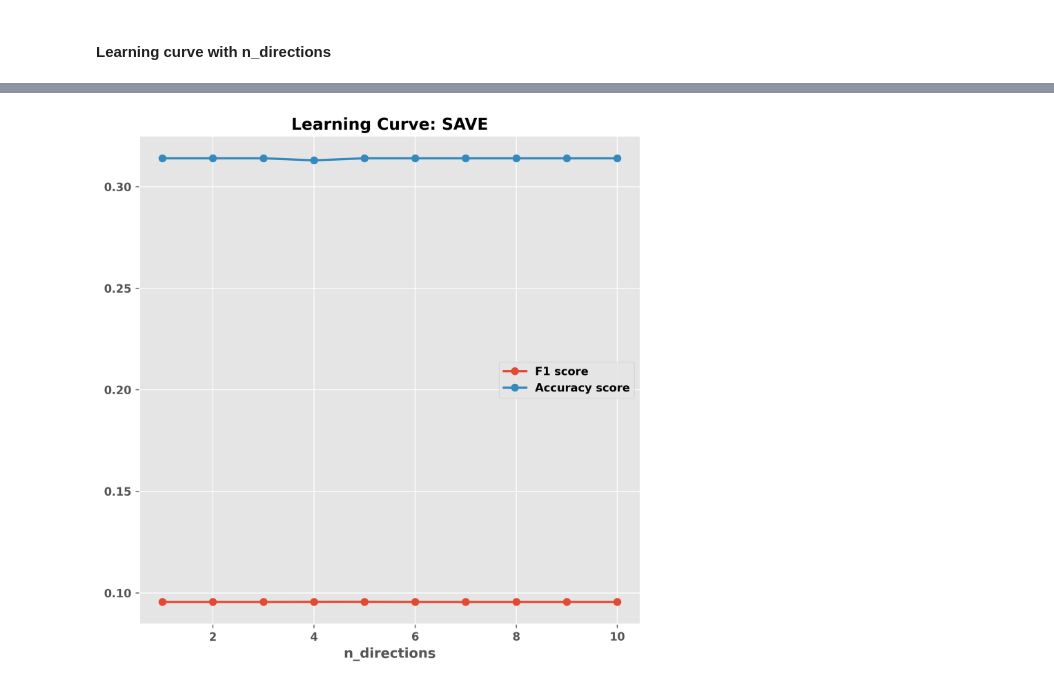
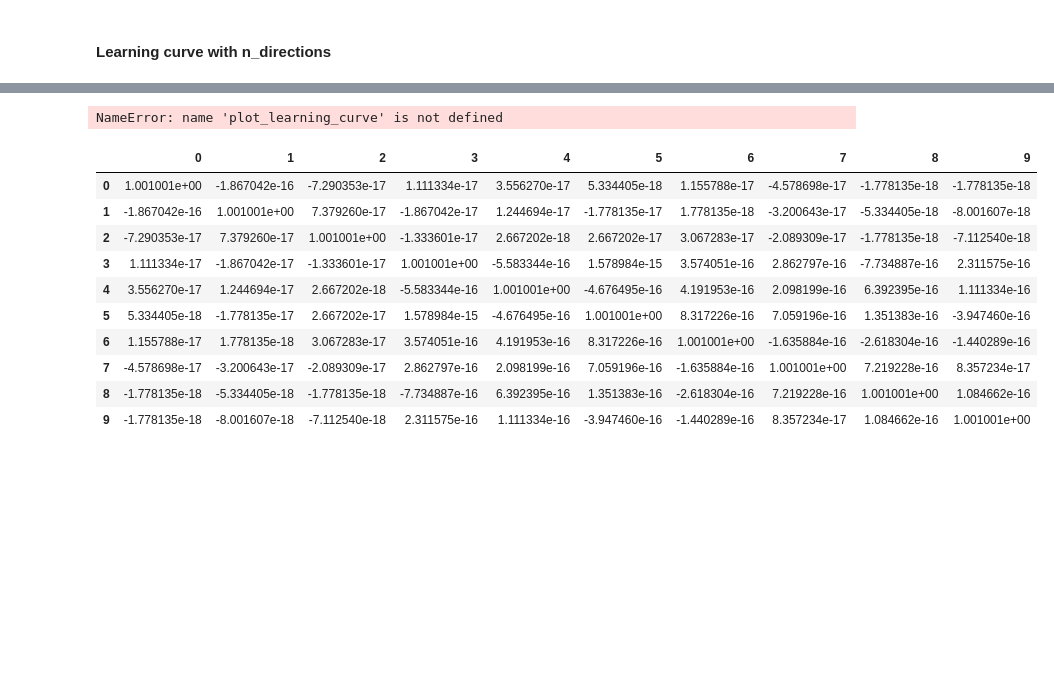
Before and after one commit to kl3259/GR5398_IoT, a Jupyter notebook: doc/sanity_check.ipynb, the cells around one changed output, grey strips where cells are left out. Cells and saved outputs as stored; diff of their text form; code cells hidden in the pictures; blank space fills up the shorter version.

```diff
--- a/doc/sanity_check.ipynb
+++ b/doc/sanity_check.ipynb
@@ -386,12 +376,3 @@ for i in np.arange(redundant_dirs):
     )
 syncthetic_feature_df = pd.concat([core_feature_df, redundant_feature_df], axis = 1)
 syncthetic_label_df = pd.DataFrame(y_train_discrete, columns = ["label"])
-# %%
-import sliced
-from sliced import SlicedAverageVarianceEstimation
-save_alt = SlicedAverageVarianceEstimation(
-    n_directions = 3,
-    n_slices = 5
-)
-save_alt.fit(syncthetic_feature_df, syncthetic_label_df)
-print(save_alt.directions_)
@@ -456,11 +592,25 @@ F1-score:   0.0956
 # %%
 plot_learning_curve(
     n_directions_list = n_directions_list,
-    training_score_list = f1_list,
-    validation_score_list = accu_list,
+    f1_score_list = f1_list,
+    accu_score_list = accu_list,
     metric_name = "",
     x_name = "n_directions",
-    title = "SAVE"
+    title = "my_SAVE"
 )
 # %% [output]
-[figure, removed]
+NameError: name 'plot_learning_curve' is not defined
+# %%
+pd.DataFrame(mahalanobis_transformation(syncthetic_feature_df)).cov()
+# %% [output]
+|  | 0 | 1 | 2 | 3 | 4 | 5 | 6 | 7 | 8 | 9 |
+| 0 | 1.001001e+00 | -1.867042e-16 | -7.290353e-17 | 1.111334e-17 | 3.556270e-17 | 5.334405e-18 | 1.155788e-17 | -4.578698e-17 | -1.778135e-18 | -1.778135e-18 |
+| 1 | -1.867042e-16 | 1.001001e+00 | 7.379260e-17 | -1.867042e-17 | 1.244694e-17 | -1.778135e-17 | 1.778135e-18 | -3.200643e-17 | -5.334405e-18 | -8.001607e-18 |
+| 2 | -7.290353e-17 | 7.379260e-17 | 1.001001e+00 | -1.333601e-17 | 2.667202e-18 | 2.667202e-17 | 3.067283e-17 | -2.089309e-17 | -1.778135e-18 | -7.112540e-18 |
+| 3 | 1.111334e-17 | -1.867042e-17 | -1.333601e-17 | 1.001001e+00 | -5.583344e-16 | 1.578984e-15 | 3.574051e-16 | 2.862797e-16 | -7.734887e-16 | 2.311575e-16 |
+| 4 | 3.556270e-17 | 1.244694e-17 | 2.667202e-18 | -5.583344e-16 | 1.001001e+00 | -4.676495e-16 | 4.191953e-16 | 2.098199e-16 | 6.392395e-16 | 1.111334e-16 |
+| 5 | 5.334405e-18 | -1.778135e-17 | 2.667202e-17 | 1.578984e-15 | -4.676495e-16 | 1.001001e+00 | 8.317226e-16 | 7.059196e-16 | 1.351383e-16 | -3.947460e-16 |
+| 6 | 1.155788e-17 | 1.778135e-18 | 3.067283e-17 | 3.574051e-16 | 4.191953e-16 | 8.317226e-16 | 1.001001e+00 | -1.635884e-16 | -2.618304e-16 | -1.440289e-16 |
+| 7 | -4.578698e-17 | -3.200643e-17 | -2.089309e-17 | 2.862797e-16 | 2.098199e-16 | 7.059196e-16 | -1.635884e-16 | 1.001001e+00 | 7.219228e-16 | 8.357234e-17 |
+| 8 | -1.778135e-18 | -5.334405e-18 | -1.778135e-18 | -7.734887e-16 | 6.392395e-16 | 1.351383e-16 | -2.618304e-16 | 7.219228e-16 | 1.001001e+00 | 1.084662e-16 |
+| 9 | -1.778135e-18 | -8.001607e-18 | -7.112540e-18 | 2.311575e-16 | 1.111334e-16 | -3.947460e-16 | -1.440289e-16 | 8.357234e-17 | 1.084662e-16 | 1.001001e+00 |
```
Also changed, not shown: parts of 14 cells of this notebook, 2 other files.
